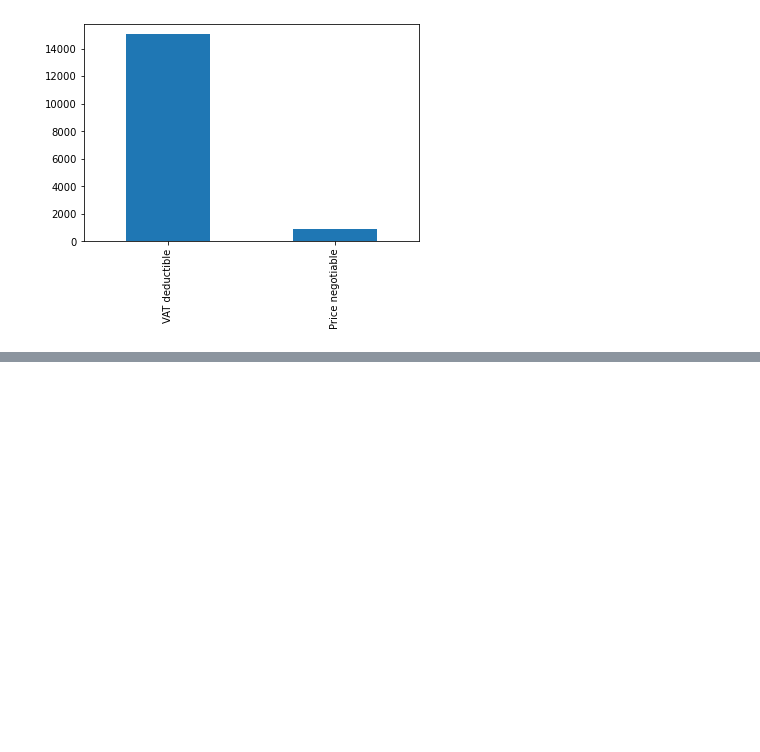
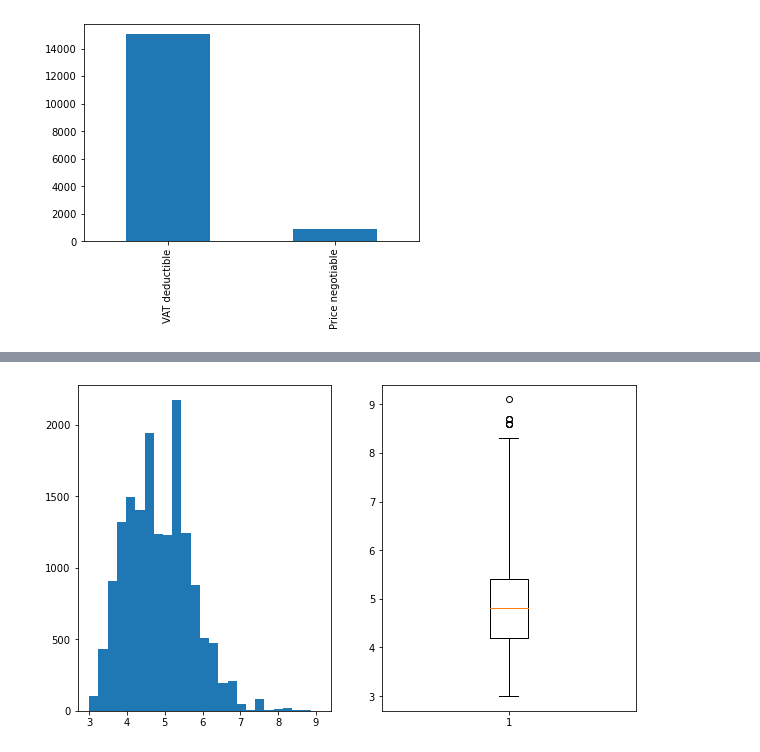
Before and after one commit to ahmet-caliskan/DS-Projects, a Jupyter notebook: EU1_DS_DADVPy_M1-(EDA)/Project_1_Cars.ipynb, the cells around one changed output, grey strips where cells are left out. Cells and saved outputs as stored; diff of their text form; code cells hidden in the pictures; blank space fills up the shorter version.

```diff
--- a/EU1_DS_DADVPy_M1-(EDA)/Project_1_Cars.ipynb
+++ b/EU1_DS_DADVPy_M1-(EDA)/Project_1_Cars.ipynb
@@ -2800,0 +2889,2 @@ df.vat.value_counts(dropna = False).plot(kind = 'bar')
+# %%
+consumption_outlier = df.consumption_comb.isin([0.00, 1.00, 1.20, 1.60])
@@ -2800,0 +2897,2 @@ df.vat.value_counts(dropna = False).plot(kind = 'bar')
+# %%
+df.loc[consumption_outlier, 'consumption_comb'] = np.nan
@@ -2800,0 +2917,2 @@ df.vat.value_counts(dropna = False).plot(kind = 'bar')
+# %%
+df['consumption_comb'] = df.consumption_comb.fillna(df.groupby('make_model')['consumption_comb'].transform('mean'))
@@ -2800,0 +2927,2 @@ df.vat.value_counts(dropna = False).plot(kind = 'bar')
+# %%
+df['consumption_comb'] = df.consumption_comb.fillna(df['consumption_comb'].mean())
@@ -2800,0 +2965,10 @@ df.vat.value_counts(dropna = False).plot(kind = 'bar')
+# %%
+plt.figure(figsize = (10, 6))
+plt.subplot(1,2,1)
+plt.hist(df.consumption_comb, bins = 25)
+plt.subplot(1,2,2)
+plt.boxplot(df.consumption_comb, whis = 2.5)
+
+plt.show()
+# %% [output]
+[figure, added]
```
Also changed, not shown: parts of 140 cells of this notebook, 7 other files.
